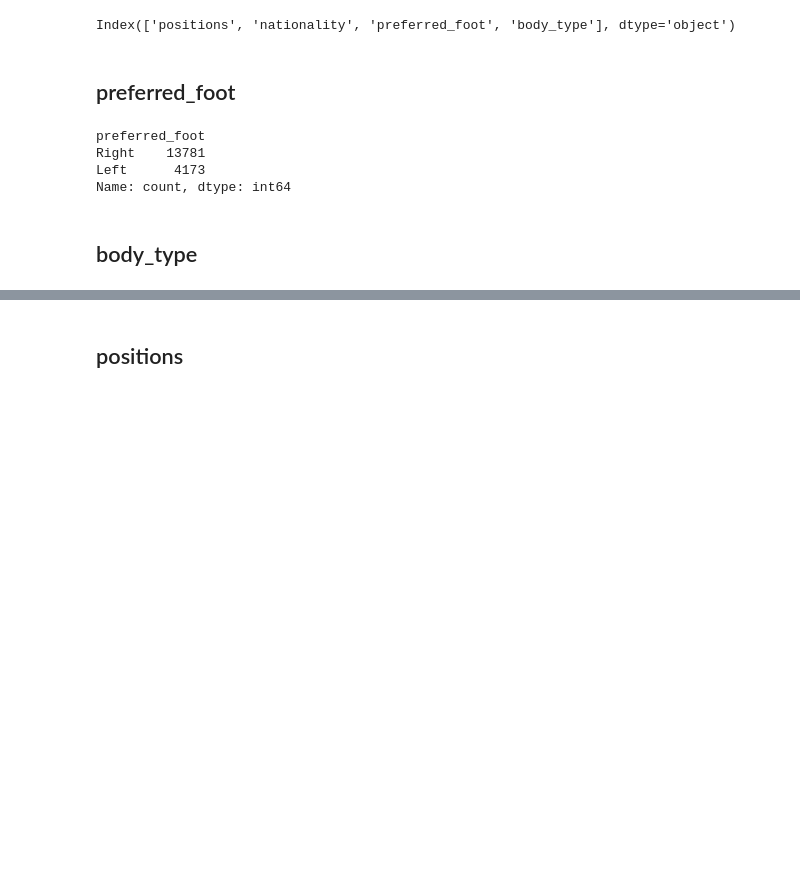
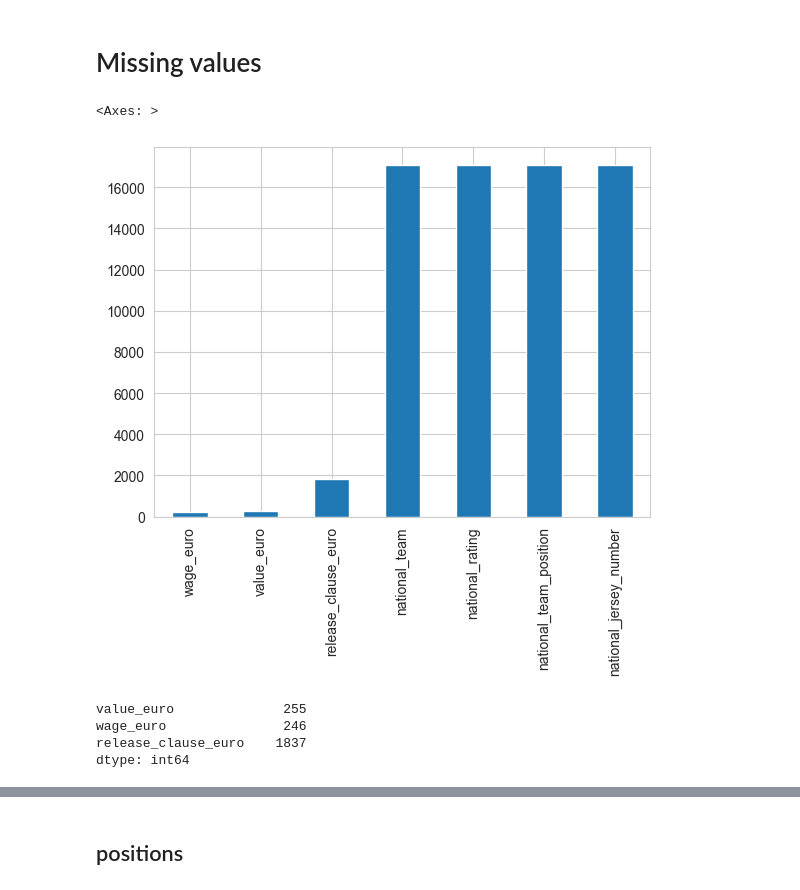
Before and after one commit to nttrung612/Football_Players_Rating_Prediction, a Jupyter notebook: preprocess.ipynb, the cells around one changed output, grey strips where cells are left out. Saved outputs shown, nothing was run; the diff lists cells and outputs as text; code cells hidden in the pictures; blank space fills up the shorter version.

```diff
--- a/preprocess.ipynb
+++ b/preprocess.ipynb
@@ -147,3 +43,0 @@ missing_cols
-# %%
-df.drop(['national_team', 'national_rating', 'national_team_position',
-         'national_jersey_number'], axis=1, inplace=True)
@@ -183,4 +43,0 @@ missing_cols
-# %%
-
-for col in missing_cols:
-    df[col].fillna(df[col].median(), inplace=True)
@@ -224,17 +44,10 @@ for col in missing_cols:
-# %%
-object_cols = df.select_dtypes(include='object').columns
-
-object_cols
-# %% [output]
-Index(['positions', 'nationality', 'preferred_foot', 'body_type'], dtype='object')
-# %% [markdown]
-## preferred_foot
-# %%
-df['preferred_foot'].value_counts() # -> co the chuyen ve 0, 1
-# %% [output]
-preferred_foot
-Right    13781
-Left      4173
-Name: count, dtype: int64
-# %% [markdown]
-## body_type
+# %% [markdown]
+# Missing values
+# %%
+missing_values = df.isnull().sum()
+missing_values = missing_values[missing_values > 0]
+missing_values.sort_values(inplace=True)
+missing_values.plot.bar()
+# %% [output]
+<Axes: >
+[figure, added]
@@ -240,0 +57,8 @@ Name: count, dtype: int64
+# %%
+missing_cols = df.columns[df.isnull().any()]
+df[missing_cols].isnull().sum()
+# %% [output]
+value_euro              255
+wage_euro               246
+release_clause_euro    1837
+dtype: int64
```
Also changed, not shown: parts of 97 cells of this notebook.
